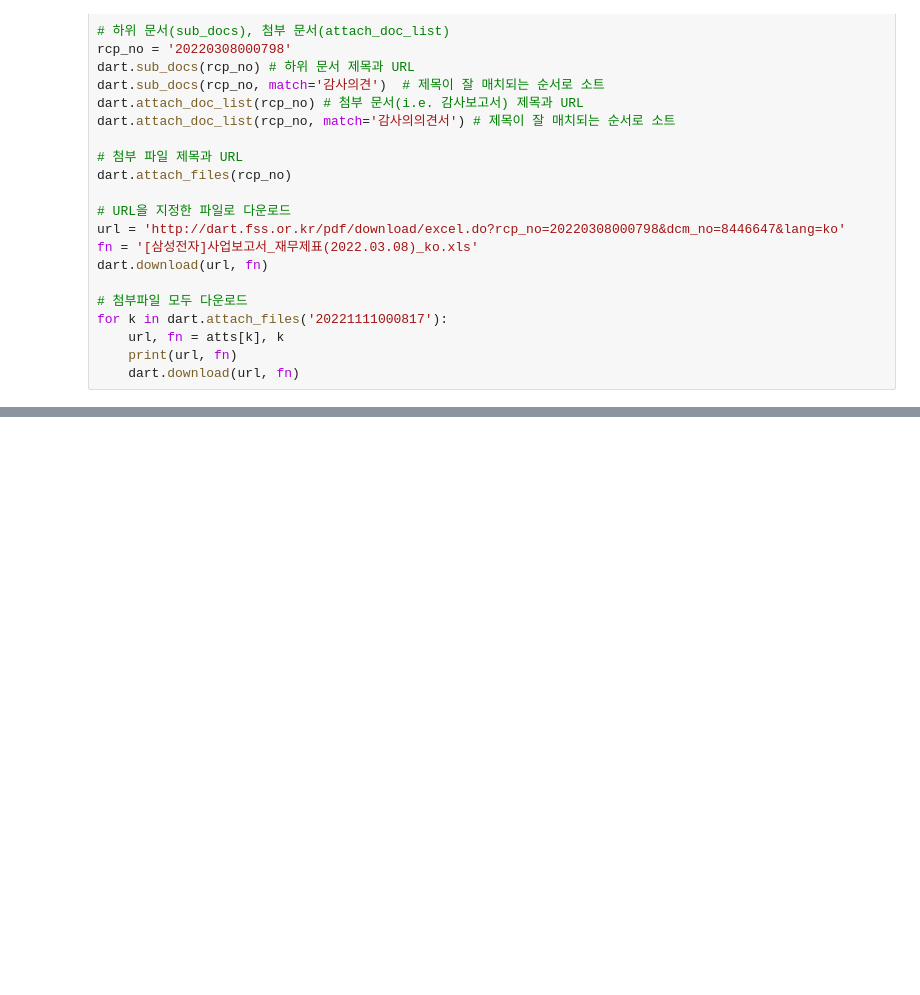
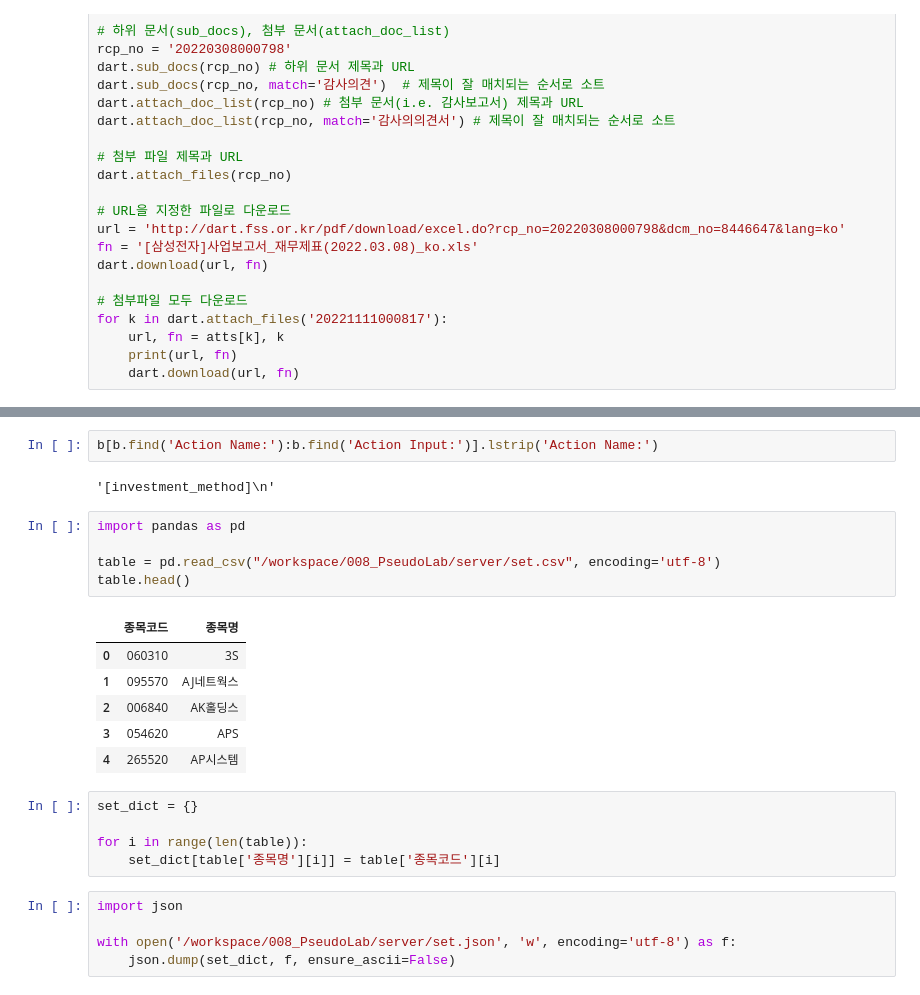
Before and after one commit to 99dlthdbs/CLOVA_Studio_Stock-helper, a Jupyter notebook: llm-server/dart-api/test.ipynb, the cells around one changed output, grey strips where cells are left out. Saved outputs shown, nothing was run; the diff lists cells and outputs as text; blank space fills up the shorter version.

```diff
--- a/llm-server/dart-api/test.ipynb
+++ b/llm-server/dart-api/test.ipynb
@@ -207,0 +175,26 @@ for k in dart.attach_files('20221111000817'):
+# %%
+b[b.find('Action Name:'):b.find('Action Input:')].lstrip('Action Name:')
+# %% [output]
+'[investment_method]\n'
+# %%
+import pandas as pd
+
+table = pd.read_csv("/workspace/008_PseudoLab/server/set.csv", encoding='utf-8')
+table.head()
+# %% [output]
+|  | 종목코드 | 종목명 |
+| 0 | 060310 | 3S |
+| 1 | 095570 | AJ네트웍스 |
+| 2 | 006840 | AK홀딩스 |
+| 3 | 054620 | APS |
+| 4 | 265520 | AP시스템 |
+# %%
+set_dict = {}
+
+for i in range(len(table)):
+    set_dict[table['종목명'][i]] = table['종목코드'][i]
+# %%
+import json
+
+with open('/workspace/008_PseudoLab/server/set.json', 'w', encoding='utf-8') as f:
+    json.dump(set_dict, f, ensure_ascii=False)
```
Also changed, not shown: parts of 24 cells of this notebook, 30 other files.
